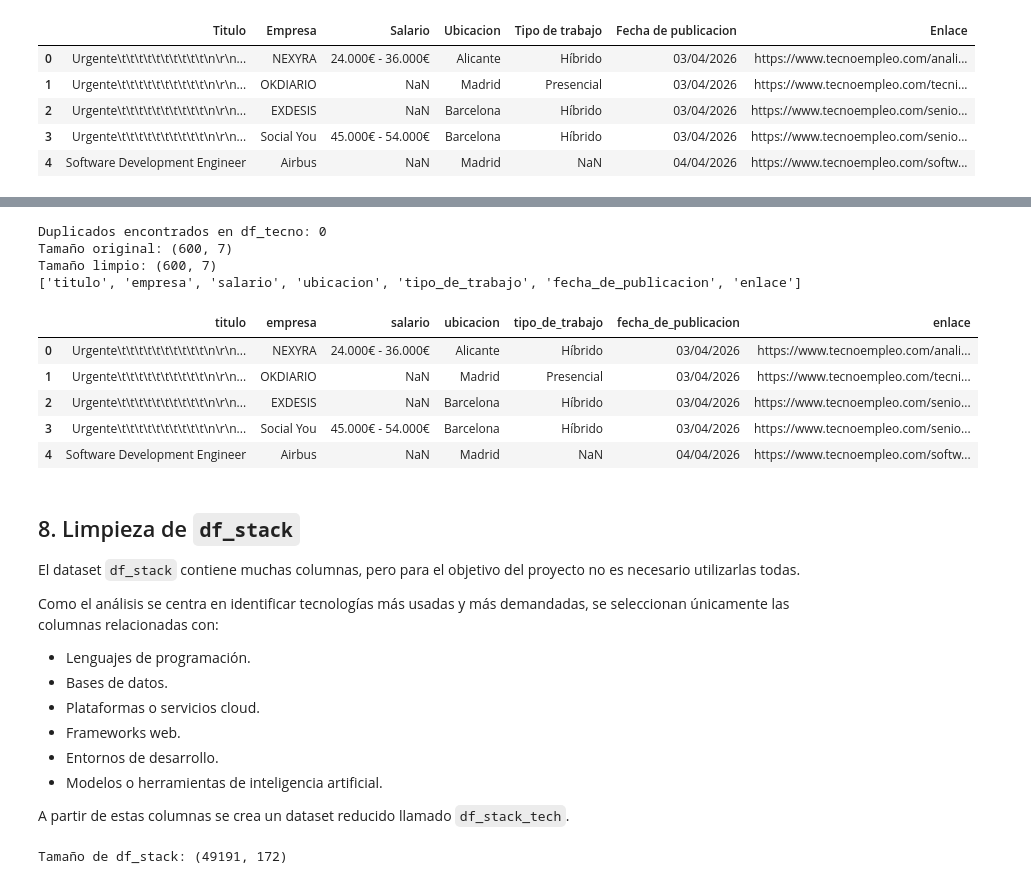
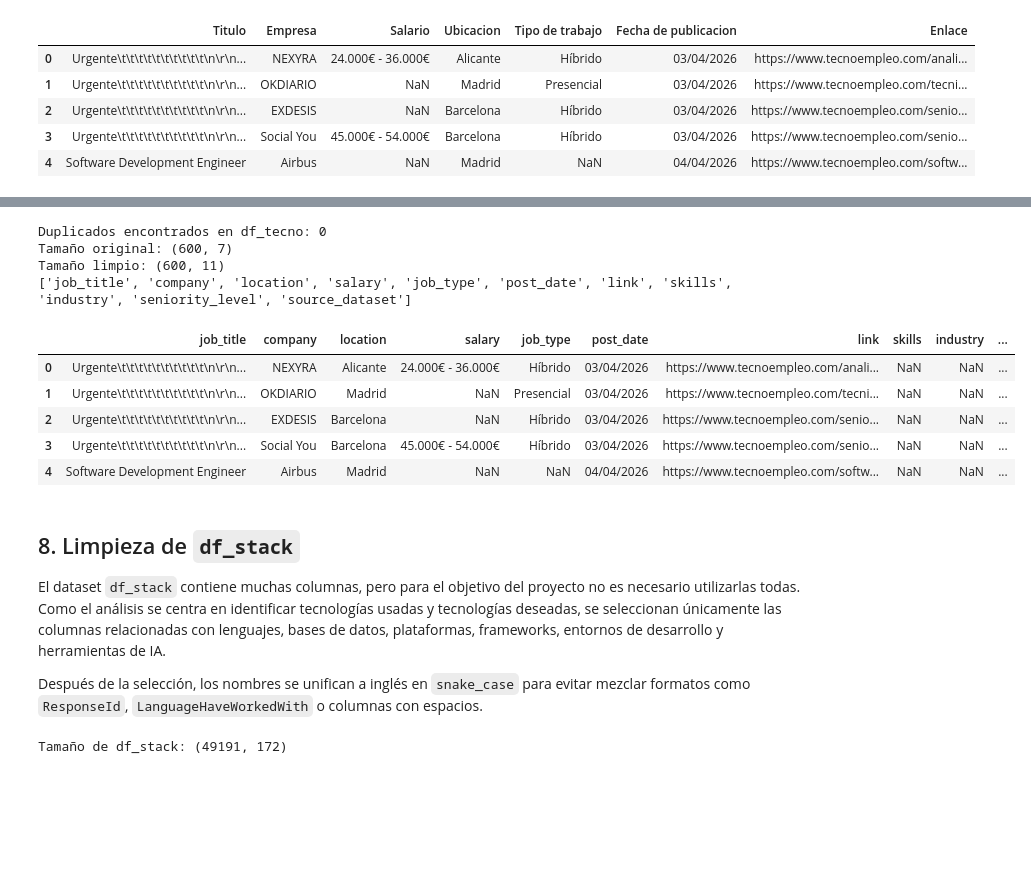
Before and after one commit to Gema-Villanueva/proyecto-eda-roles-datos, a Jupyter notebook: notebooks/02_cleaning.ipynb, the cells around one changed output, grey strips where cells are left out. Drawn from its saved outputs; the diff is of its cells as text; code cells hidden in the pictures; blank space fills up the shorter version.

Commit message:
Add initial EDA notebook structure and analysis

```diff
--- a/notebooks/02_cleaning.ipynb
+++ b/notebooks/02_cleaning.ipynb
@@ -275,0 +423,23 @@ Esta comprobación permite entender el estado inicial de los datos antes de modi
+# %%
+# Revision de columnas, tipos y nulos / Review columns, dtypes and missing values
+initial_columns_review = []
+
+for dataset_name, dataframe in raw_datasets.items():
+    for column in dataframe.columns:
+        initial_columns_review.append({
+            "dataset": dataset_name,
+            "column": column,
+            "dtype": str(dataframe[column].dtype),
+            "non_null_values": dataframe[column].notna().sum(),
+            "missing_values": dataframe[column].isna().sum(),
+            "missing_pct": round(dataframe[column].isna().mean() * 100, 2)
+        })
+
+initial_columns_review = pd.DataFrame(initial_columns_review)
+
+# Mostrar primero las columnas con m?s nulos / Show columns with more missing values first
+display(
+    initial_columns_review
+    .sort_values(["dataset", "missing_pct"], ascending=[True, False])
+    .reset_index(drop=True)
+)
@@ -397,55 +585,55 @@ memory usage: 32.9 KB
 # %%
 # ============================================================
 # LIMPIEZA DE df_tecno / df_tecno CLEANING
 # ============================================================
 
 df_tecno_clean = df_tecno.copy()
 
 # 1. Normalizar nombres de columnas / Normalize column names
 df_tecno_clean = normalize_column_names(df_tecno_clean)
 
-# 2. Limpiar columnas de texto / Clean text columns
+# 2. Traducir columnas al estándar común / Translate columns to the common standard
+df_tecno_clean = apply_column_mapping(df_tecno_clean, tecno_column_mapping)
+df_tecno_clean = add_missing_columns(df_tecno_clean, job_standard_columns)
+df_tecno_clean["source_dataset"] = "df_tecno"
+
+# 3. Mantener primero las columnas comunes y después posibles columnas extra / Keep common columns first and then extra columns
+tecno_extra_columns = [column for column in df_tecno_clean.columns if column not in job_standard_columns]
+df_tecno_clean = df_tecno_clean[job_standard_columns + tecno_extra_columns]
+
+# 4. Limpiar columnas de texto / Clean text columns
 df_tecno_clean = clean_text_columns(df_tecno_clean)
 
-# 3. Eliminar duplicados / Remove duplicates
-duplicados_tecno = df_tecno_clean.duplicated().sum()
-print(f"Duplicados encontrados en df_tecno: {duplicados_tecno}")
+# 5. Eliminar duplicados / Remove duplicates
+duplicate_tecno = df_tecno_clean.duplicated().sum()
+print(f"Duplicados encontrados en df_tecno: {duplicate_tecno}")
 
 df_tecno_clean = df_tecno_clean.drop_duplicates()
 
-# 4. Revisar tamaño final / Review final size
+# 6. Revisar tamaño final / Review final size
 print("Tamaño original:", df_tecno.shape)
 print("Tamaño limpio:", df_tecno_clean.shape)
 
-# 5. Ver columnas y primeras filas / View columns and first rows
+# 7. Ver columnas y primeras filas / View columns and first rows
 print(df_tecno_clean.columns.tolist())
 df_tecno_clean.head()
 # %% [output]
 Duplicados encontrados en df_tecno: 0
 Tamaño original: (600, 7)
-Tamaño limpio: (600, 7)
-['titulo', 'empresa', 'salario', 'ubicacion', 'tipo_de_trabajo', 'fecha_de_publicacion', 'enlace']
+Tamaño limpio: (600, 11)
+['job_title', 'company', 'location', 'salary', 'job_type', 'post_date', 'link', 'skills', 'industry', 'seniority_level', 'source_dataset']
-|  | titulo | empresa | salario | ubicacion | tipo_de_trabajo | fecha_de_publicacion | enlace |
-| 0 | Urgente\t\t\t\t\t\t\t\t\t\t\n\r\n... | NEXYRA | 24.000€ - 36.000€ | Alicante | Híbrido | 03/04/2026 | https://www.tecnoempleo.com/anali... |
-| 1 | Urgente\t\t\t\t\t\t\t\t\t\t\n\r\n... | OKDIARIO | NaN | Madrid | Presencial | 03/04/2026 | https://www.tecnoempleo.com/tecni... |
-| 2 | Urgente\t\t\t\t\t\t\t\t\t\t\n\r\n... | EXDESIS | NaN | Barcelona | Híbrido | 03/04/2026 | https://www.tecnoempleo.com/senio... |
-| 3 | Urgente\t\t\t\t\t\t\t\t\t\t\n\r\n... | Social You | 45.000€ - 54.000€ | Barcelona | Híbrido | 03/04/2026 | https://www.tecnoempleo.com/senio... |
-| 4 | Software Development Engineer | Airbus | NaN | Madrid | NaN | 04/04/2026 | https://www.tecnoempleo.com/softw... |
+|  | job_title | company | location | salary | job_type | post_date | link | skills | industry | ... |
+| 0 | Urgente\t\t\t\t\t\t\t\t\t\t\n\r\n... | NEXYRA | Alicante | 24.000€ - 36.000€ | Híbrido | 03/04/2026 | https://www.tecnoempleo.com/anali... | NaN | NaN | ... |
+| 1 | Urgente\t\t\t\t\t\t\t\t\t\t\n\r\n... | OKDIARIO | Madrid | NaN | Presencial | 03/04/2026 | https://www.tecnoempleo.com/tecni... | NaN | NaN | ... |
+| 2 | Urgente\t\t\t\t\t\t\t\t\t\t\n\r\n... | EXDESIS | Barcelona | NaN | Híbrido | 03/04/2026 | https://www.tecnoempleo.com/senio... | NaN | NaN | ... |
+| 3 | Urgente\t\t\t\t\t\t\t\t\t\t\n\r\n... | Social You | Barcelona | 45.000€ - 54.000€ | Híbrido | 03/04/2026 | https://www.tecnoempleo.com/senio... | NaN | NaN | ... |
+| 4 | Software Development Engineer | Airbus | Madrid | NaN | NaN | 04/04/2026 | https://www.tecnoempleo.com/softw... | NaN | NaN | ... |
 # %% [markdown]
 ## 8. Limpieza de `df_stack`
 
-El dataset `df_stack` contiene muchas columnas, pero para el objetivo del proyecto no es necesario utilizarlas todas.
+El dataset `df_stack` contiene muchas columnas, pero para el objetivo del proyecto no es necesario utilizarlas todas. Como el análisis se centra en identificar tecnologías usadas y tecnologías deseadas, se seleccionan únicamente las columnas relacionadas con lenguajes, bases de datos, plataformas, frameworks, entornos de desarrollo y herramientas de IA.
 
-Como el análisis se centra en identificar tecnologías más usadas y más demandadas, se seleccionan únicamente las columnas relacionadas con:
-
-- Lenguajes de programación.
-- Bases de datos.
-- Plataformas o servicios cloud.
-- Frameworks web.
-- Entornos de desarrollo.
-- Modelos o herramientas de inteligencia artificial.
-
-A partir de estas columnas se crea un dataset reducido llamado `df_stack_tech`.
+Después de la selección, los nombres se unifican a inglés en `snake_case` para evitar mezclar formatos como `ResponseId`, `LanguageHaveWorkedWith` o columnas con espacios.
 # %%
 # Comprobación inicial de df_stack / Initial df_stack check
 print("Tamaño de df_stack:", df_stack.shape)
```
Also changed, not shown: parts of 45 cells of this notebook, 3 other files.
